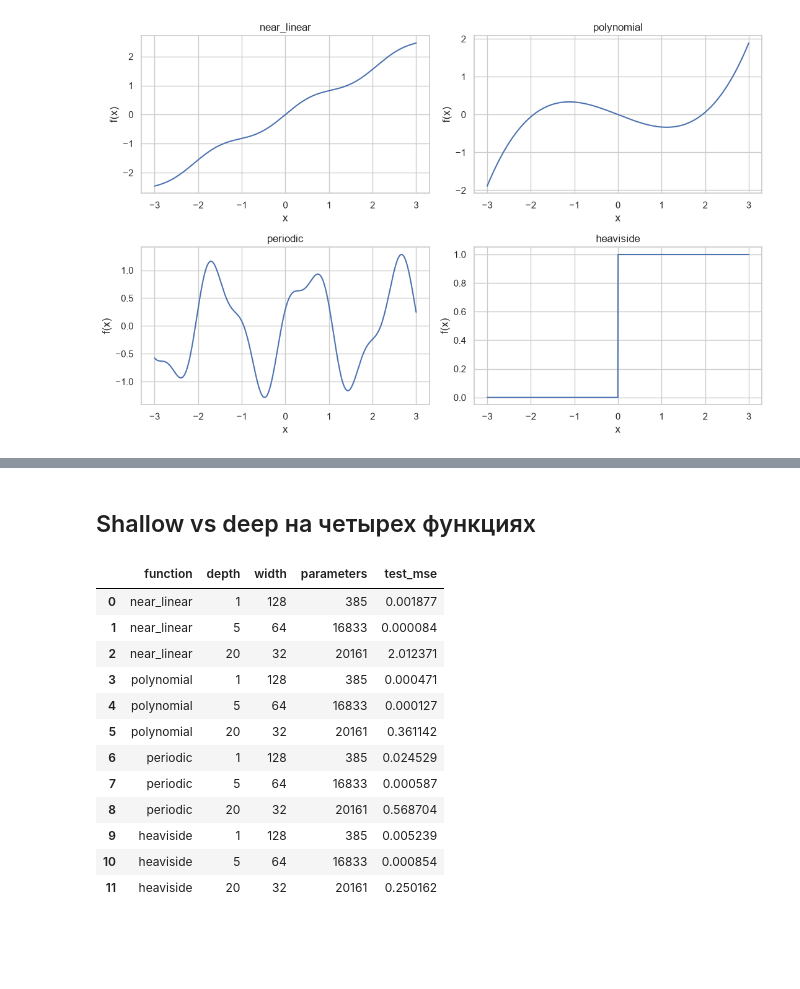
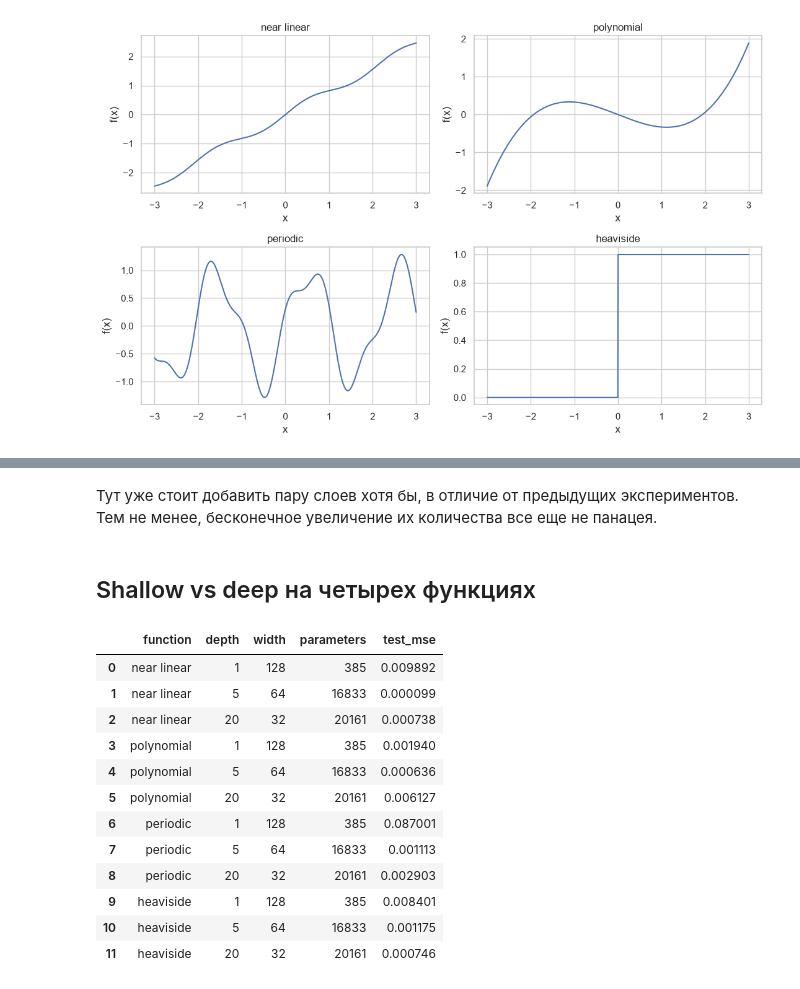
Before and after one commit to DmitryS-01/mlStartHWsSorochan, a Jupyter notebook: notebooks/03_synthetic_mlp_approximation.ipynb, the cells around one changed output, grey strips where cells are left out. Cells and saved outputs as stored; diff of their text form; code cells hidden in the pictures; blank space fills up the shorter version.

```diff
--- a/notebooks/03_synthetic_mlp_approximation.ipynb
+++ b/notebooks/03_synthetic_mlp_approximation.ipynb
@@ -65,7 +68,7 @@ def f_heaviside(x):  # гробовая для приближения ступе
 
 
 FUNCTIONS = {
-    "near_linear": f_near_linear,
+    "near linear": f_near_linear,
     "polynomial": f_polynomial,
     "periodic": f_periodic,
     "heaviside": f_heaviside,
@@ -162,18 +182,26 @@ def fit_regressor(function, depth, width, epochs=EPOCHS):
 # %%
 synthetic_grid = []
-for depth in DEPTHS:
-    for width in WIDTHS:
-        print(f"depth={depth}, width={width}")
-        model, history, x_test, prediction, test_mse = fit_regressor(f_periodic, depth, width)
-        synthetic_grid.append({
-            "function": "periodic",
-            "depth": depth,
-            "width": width,
-            "parameters": count_parameters(model),
-            "test_mse": test_mse,
-        })
+
+for function_name, function in FUNCTIONS.items():
+    print(f"\n### {function_name}")
+    for depth in DEPTHS:
+        for width in WIDTHS:
+            print(f"depth={depth}, width={width}")
+            model, history, x_test, prediction, test_mse = fit_regressor(
+                function, depth, width
+            )
+            synthetic_grid.append({
+                "function": function_name,
+                "depth": depth,
+                "width": width,
+                "parameters": count_parameters(model),
+                "test_mse": test_mse,
+            })
+            del model, history, x_test, prediction
+            gc.collect()
 
 synthetic_grid = pd.DataFrame(synthetic_grid)
 synthetic_grid.to_csv(OUTPUT_DIR / "synthetic_grid_results.csv", index=False)
-synthetic_grid.sort_values("test_mse").head(10)
+
+synthetic_grid.sort_values(["function", "test_mse"]).groupby("function").head(5)
 # %% [output]
@@ -219,41 +303,45 @@ plt.show()
+# %% [markdown]
+Тут уже стоит добавить пару слоев хотя бы, в отличие от предыдущих экспериментов. Тем не менее, бесконечное увеличение их количества все еще не панацея.
 # %% [markdown]
 ## Shallow vs deep на четырех функциях
 # %%
 COMPARE_CONFIGS = [(1, 128), (5, 64), (20, 32)]
 comparison_rows = []
 comparison_predictions = {}
 comparison_histories = {}
 
 for function_name, function in FUNCTIONS.items():
     for depth, width in COMPARE_CONFIGS:
         model, history, x_test, prediction, test_mse = fit_regressor(function, depth, width)
         comparison_rows.append({
             "function": function_name,
             "depth": depth,
             "width": width,
             "parameters": count_parameters(model),
             "test_mse": test_mse,
         })
         comparison_predictions[(function_name, depth, width)] = (x_test, prediction)
         comparison_histories[(function_name, depth, width)] = history
+        del model
+        gc.collect()
 
 comparison_results = pd.DataFrame(comparison_rows)
 comparison_results.to_csv(OUTPUT_DIR / "synthetic_comparison.csv", index=False)
 comparison_results
 # %% [output]
 |  | function | depth | width | parameters | test_mse |
-| 0 | near_linear | 1 | 128 | 385 | 0.001877 |
-| 1 | near_linear | 5 | 64 | 16833 | 0.000084 |
-| 2 | near_linear | 20 | 32 | 20161 | 2.012371 |
-| 3 | polynomial | 1 | 128 | 385 | 0.000471 |
-| 4 | polynomial | 5 | 64 | 16833 | 0.000127 |
-| 5 | polynomial | 20 | 32 | 20161 | 0.361142 |
-| 6 | periodic | 1 | 128 | 385 | 0.024529 |
-| 7 | periodic | 5 | 64 | 16833 | 0.000587 |
-| 8 | periodic | 20 | 32 | 20161 | 0.568704 |
-| 9 | heaviside | 1 | 128 | 385 | 0.005239 |
-| 10 | heaviside | 5 | 64 | 16833 | 0.000854 |
-| 11 | heaviside | 20 | 32 | 20161 | 0.250162 |
+| 0 | near linear | 1 | 128 | 385 | 0.009892 |
+| 1 | near linear | 5 | 64 | 16833 | 0.000099 |
+| 2 | near linear | 20 | 32 | 20161 | 0.000738 |
+| 3 | polynomial | 1 | 128 | 385 | 0.001940 |
+| 4 | polynomial | 5 | 64 | 16833 | 0.000636 |
+| 5 | polynomial | 20 | 32 | 20161 | 0.006127 |
+| 6 | periodic | 1 | 128 | 385 | 0.087001 |
+| 7 | periodic | 5 | 64 | 16833 | 0.001113 |
+| 8 | periodic | 20 | 32 | 20161 | 0.002903 |
+| 9 | heaviside | 1 | 128 | 385 | 0.008401 |
+| 10 | heaviside | 5 | 64 | 16833 | 0.001175 |
+| 11 | heaviside | 20 | 32 | 20161 | 0.000746 |
 # %%
 for function_name, function in FUNCTIONS.items():
     plt.figure(figsize=(9, 4))
```
Also changed, not shown: parts of 11 cells of this notebook, 11 other files.
